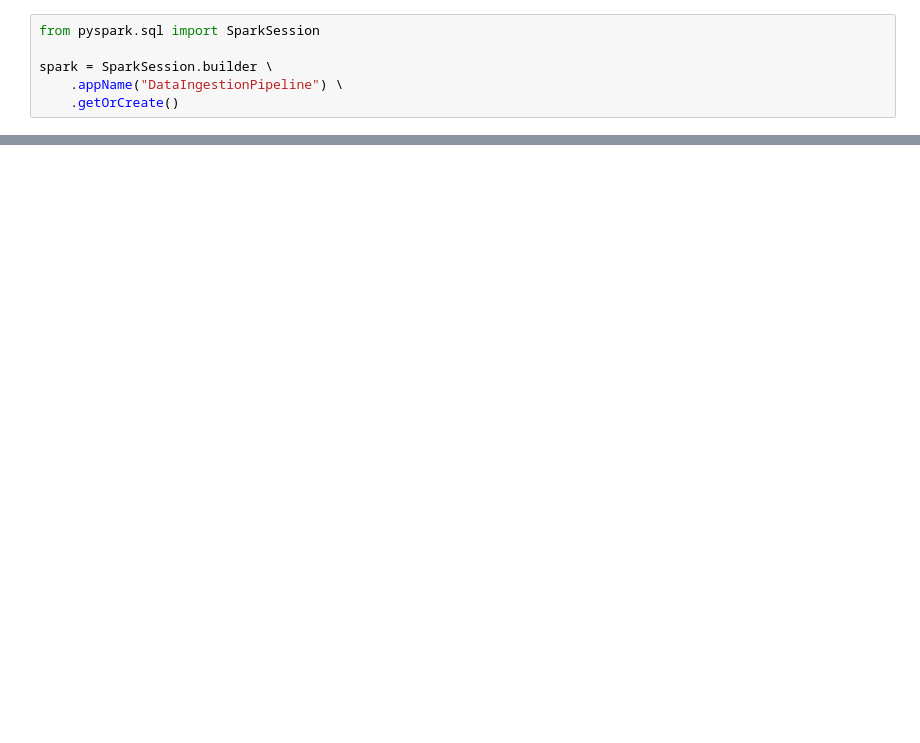
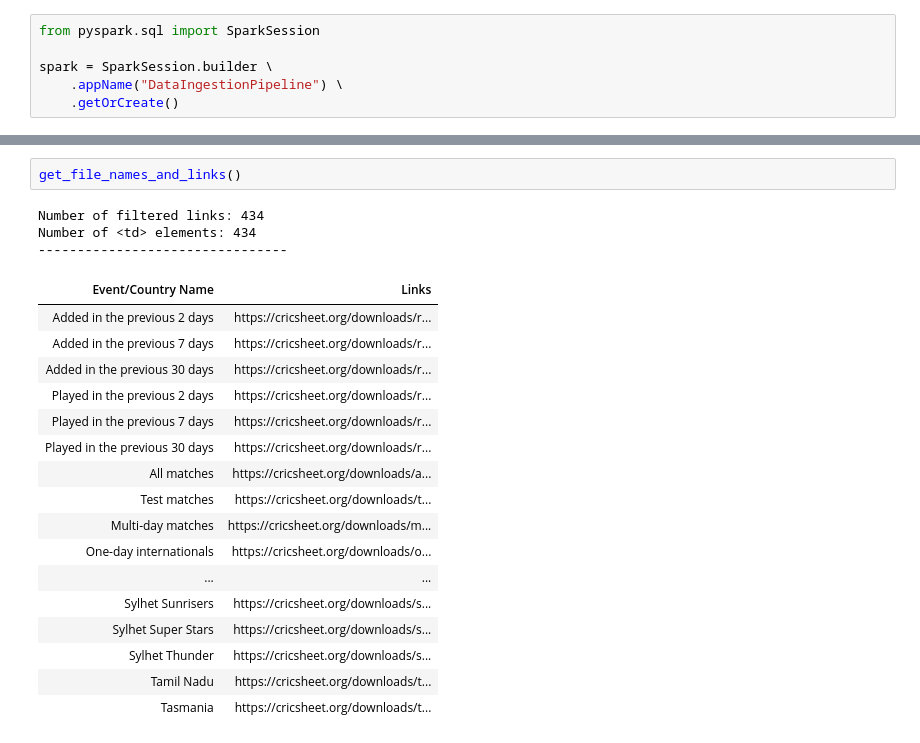
Before and after one commit to Prakhar-ui/IPL-Data-Analysis, a Jupyter notebook: web-scrapper/notebooks/data-ingestion.ipynb, the cells around one changed output, grey strips where cells are left out. Drawn from its saved outputs; the diff is of its cells as text; blank space fills up the shorter version.

```diff
--- a/web-scrapper/notebooks/data-ingestion.ipynb
+++ b/web-scrapper/notebooks/data-ingestion.ipynb
@@ -80,0 +65,23 @@ Number of <td> elements: 422
+# %%
+get_file_names_and_links()
+# %% [output]
+Number of filtered links: 434
+Number of <td> elements: 434
+--------------------------------
+| Event/Country Name | Links |
+| Added in the previous 2 days | https://cricsheet.org/downloads/r... |
+| Added in the previous 7 days | https://cricsheet.org/downloads/r... |
+| Added in the previous 30 days | https://cricsheet.org/downloads/r... |
+| Played in the previous 2 days | https://cricsheet.org/downloads/r... |
+| Played in the previous 7 days | https://cricsheet.org/downloads/r... |
+| Played in the previous 30 days | https://cricsheet.org/downloads/r... |
+| All matches | https://cricsheet.org/downloads/a... |
+| Test matches | https://cricsheet.org/downloads/t... |
+| Multi-day matches | https://cricsheet.org/downloads/m... |
+| One-day internationals | https://cricsheet.org/downloads/o... |
+| ... | ... |
+| Sylhet Sunrisers | https://cricsheet.org/downloads/s... |
+| Sylhet Super Stars | https://cricsheet.org/downloads/s... |
+| Sylhet Thunder | https://cricsheet.org/downloads/s... |
+| Tamil Nadu | https://cricsheet.org/downloads/t... |
+| Tasmania | https://cricsheet.org/downloads/t... |
```
Also changed, not shown: parts of 7 cells of this notebook.
